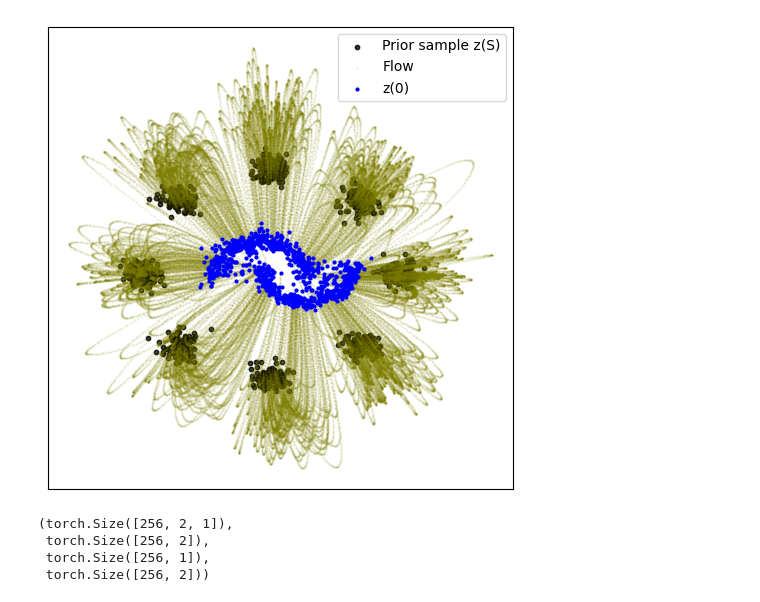
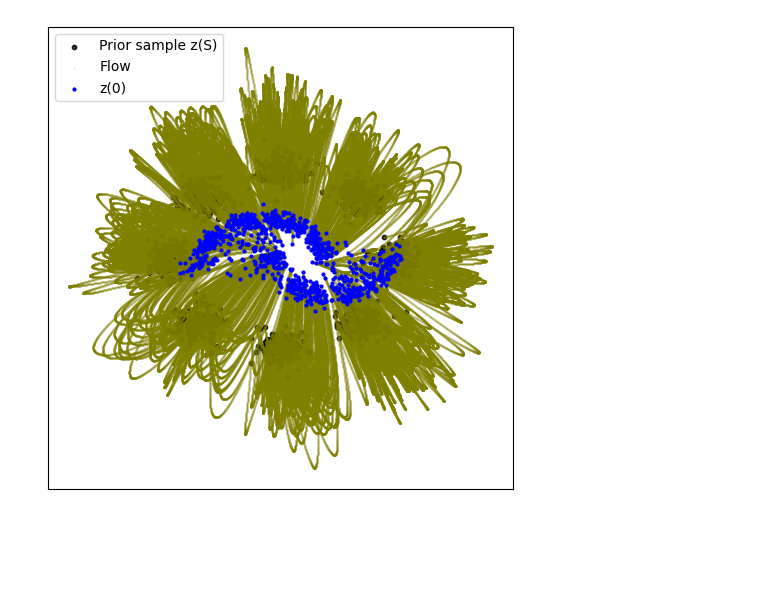
Before and after one commit to GHes31415/conditional-flow-matching, a Jupyter notebook: example_harmonic.ipynb, the cells around one changed output. Saved outputs shown, nothing was run; the diff lists cells and outputs as text; code cells hidden in the pictures; blank space fills up the shorter version.

```diff
--- a/example_harmonic.ipynb
+++ b/example_harmonic.ipynb
@@ -28,7 +29,8 @@ os.makedirs(savedir, exist_ok=True)
 
 dim = 2
 batch_size = 256
-n_iters = 25_000
+n_iters = 20_000
+architecture = 'MLP'
 ot_sampler = OTPlanSampler(method="exact")
 # %%
 mean = torch.zeros(dim)
@@ -38,10 +40,13 @@ cov = torch.eye(dim)
 
 ref_dist = MultivariateNormal(mean, cov)
 # %%
-sigma = 0.25
+sigma = 0.15
 U = torch.tensor([[3, 1], [0, 5]], dtype=torch.float32)
 sqt_tr_U = torch.sqrt(torch.trace(U))
 D,Q = torch.linalg.eigh(U)
 # model_ent_match = ResNet(dim= dim,hidden=2,time_varying= True)
-model_harmonic = MLP(dim= dim,w=128,time_varying= True)
-optimizer = torch.optim.Adam(model_harmonic.parameters())#, lr=1e-3)
+if architecture == 'MLP':
+    model_harmonic = ResNet(dim= dim,w=64,time_varying= True)
+else:
+    model_harmonic = MLP(dim= dim,w=64,time_varying= True)
+optimizer = torch.optim.Adam(model_harmonic.parameters(), lr=1e-3)
@@ -48,13 +57,14 @@ optimizer = torch.optim.Adam(model_harmonic.parameters())#, lr=1e-3)
 # %%
 
-# FM = HarmonicOscillatorConditionalFlowMatcher(U = U,sigma= sigma,ot_method= "exact")
+FM = HarmonicOscillatorConditionalFlowMatcher(U = U,sigma= sigma,ot_method= "exact")
 pbar = tqdm(total=n_iters, desc="Training")
+writer = SummaryWriter()
 for k in tqdm(range(n_iters)):
     optimizer.zero_grad()
 
     t = torch.rand((batch_size,1))
 
-    #x0 = ref_dist.sample((batch_size,))
+    # #x0 = ref_dist.sample((batch_size,))
     x0 = sample_8gaussians(batch_size)
     x1 = sample_moons(batch_size)
 
@@ -81,9 +91,14 @@ for k in tqdm(range(n_iters)):
     xt = mu_t + sig_t*epsilon
     ut = sig_t_prime*(xt-mu_t)/(sig_t+1e-8) + mu_t_prime
 
+    # t,xt,ut = FM.sample_location_and_conditional_flow(x0, x1)
+
+    # print(t.shape,xt.shape,ut.shape)
 
     vt = model_harmonic(torch.cat([xt,t],dim = -1))
-    loss = torch.mean(torch.norm(vt - ut)**2)
+    # loss = torch.mean(torch.norm(vt - ut)**2)
+    loss = torch.nn.MSELoss()(vt,ut)
+    writer.add_scalar('Loss', loss.item(), k)
 
     # Update the progress bar
     pbar.set_description("Loss: %.3f" % loss.item())
@@ -98,9 +113,10 @@ for k in tqdm(range(n_iters)):
             torch_wrapper(model_harmonic), solver="dopri5", sensitivity="adjoint", atol=1e-4, rtol=1e-4
         )
         with torch.no_grad():
+            # print(loss.item())
             traj = node.trajectory(
                 #ref_dist.sample((1000,)),
-                sample_8gaussians(1000),
+                sample_8gaussians(1024),
                 t_span=torch.linspace(0, 1, 100),
             )
             plot_trajectories(traj.cpu().numpy())
@@ -112,0 +130,5 @@ for k in tqdm(range(n_iters)):
+# %%
+state_dict = torch.load(os.path.join(savedir, f"harmonic_model_{architecture}_8g_moons_25000.pt"))
+model_harmonic = MLP(dim= dim,w=64,time_varying= True)
+model_harmonic.load_state_dict(state_dict)
+model_harmonic.eval()
@@ -113,12 +147,13 @@ for k in tqdm(range(n_iters)):
 # %%
 node = NeuralODE(torch_wrapper(model_harmonic), solver="dopri5", sensitivity="adjoint", atol=1e-4, rtol=1e-4
         )
 with torch.no_grad():
     traj = node.trajectory(
                 #ref_dist.sample((1000,)),
-                sample_8gaussians(1000),
-                t_span=torch.linspace(0, 1, 100),
+                sample_8gaussians(1024),
+                t_span=torch.linspace(0, 1, 750),
             )
     plot_trajectories(traj.cpu().numpy())
+#     plt.savefig(os.path.join(savedir,f"traj_MLP_15_000.png"))
 # %% [output]
-[figure, old version]
+[figure, new version]
@@ -152,7 +159,0 @@ xt = mu_t
-# %%
-x0.shape,mu_t.shape,sig_t.shape,epsilon.shape
-# %% [output]
-(torch.Size([256, 2, 1]),
- torch.Size([256, 2]),
- torch.Size([256, 1]),
- torch.Size([256, 2]))
```
Also changed, not shown: parts of 14 cells of this notebook, 3 other files.
